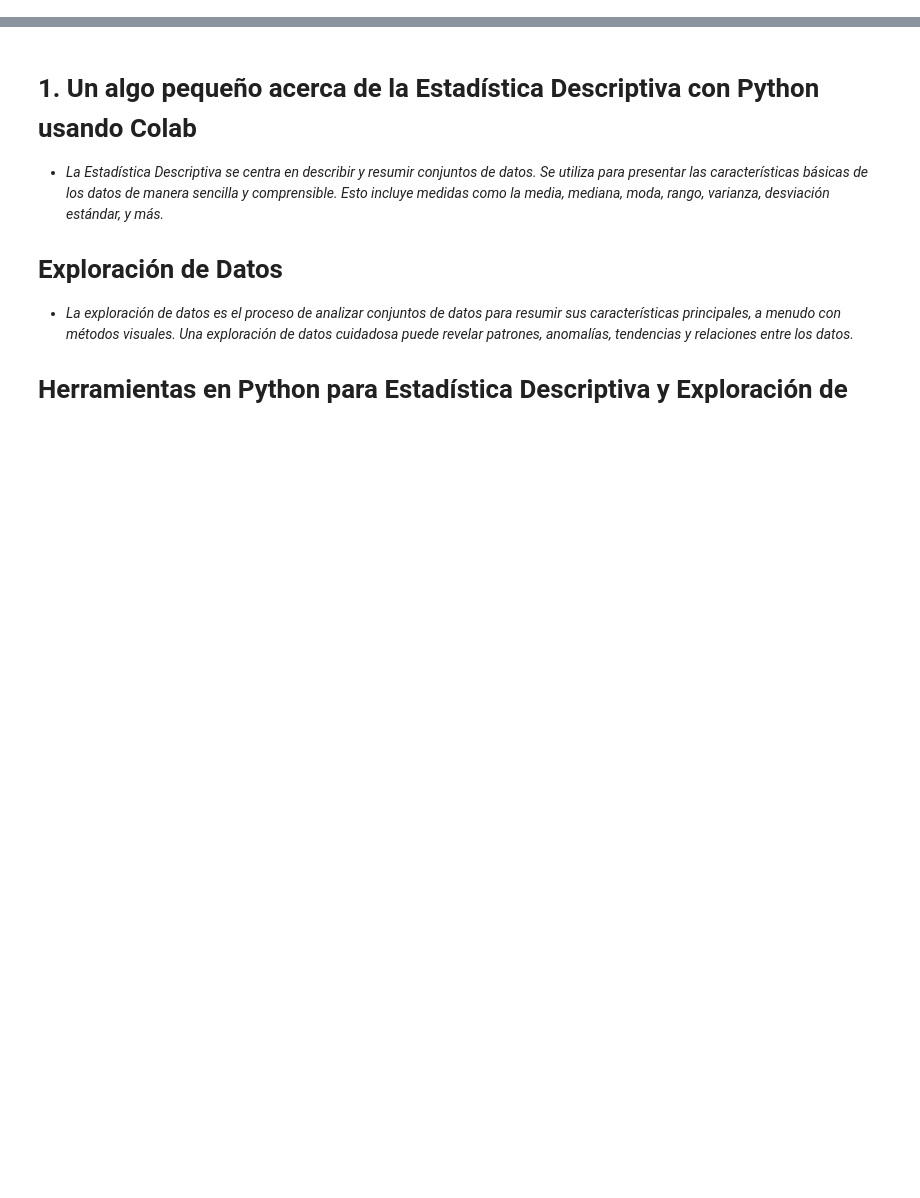
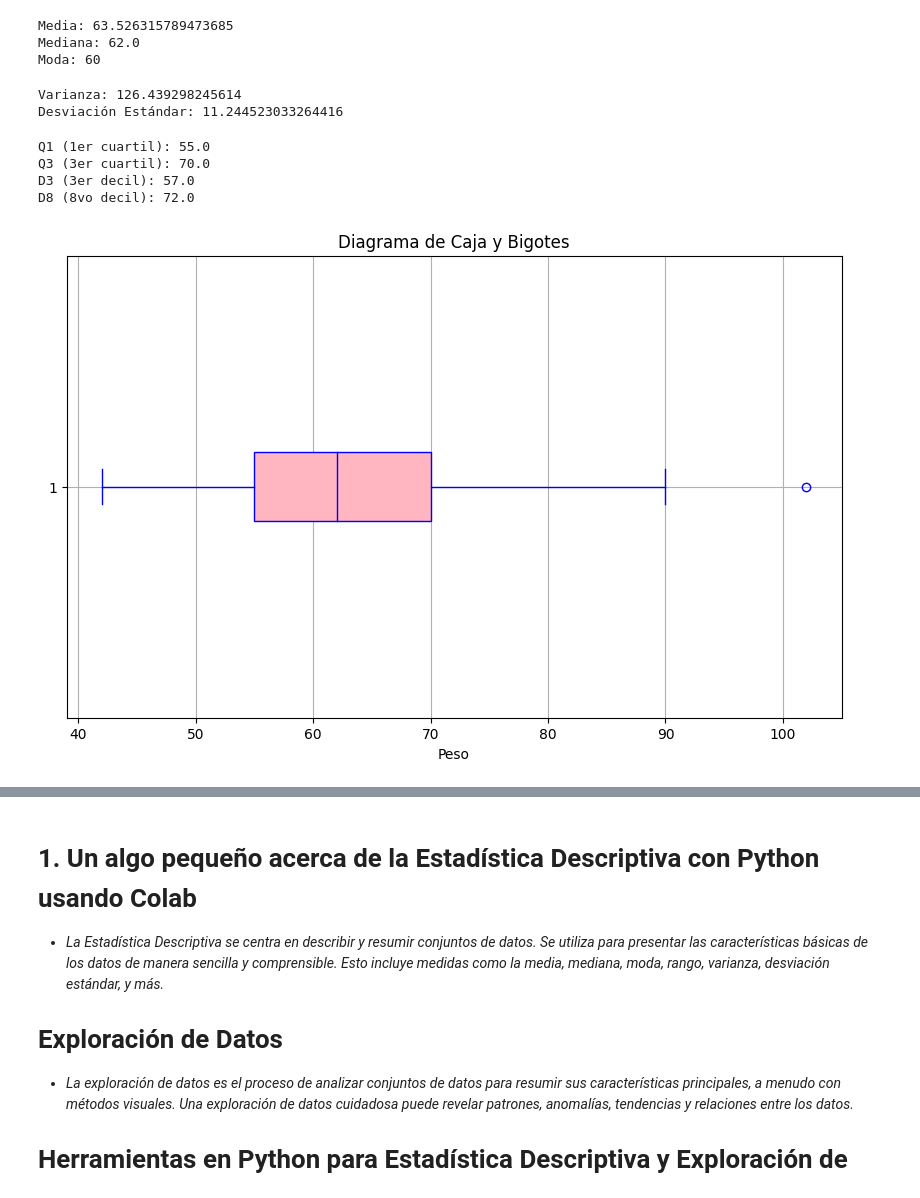
Before and after one commit to JSEFERINO/Curso_Estadistica, a Jupyter notebook: 2_P_y_R_Julio_Hurtado.ipynb, the cells around one changed output, grey strips where cells are left out. Cells and saved outputs as stored; diff of their text form; code cells hidden in the pictures; blank space fills up the shorter version.

```diff
--- a/2_P_y_R_Julio_Hurtado.ipynb
+++ b/2_P_y_R_Julio_Hurtado.ipynb
@@ -7,0 +68,4 @@
+# %%
+# @title **3. Exportamos nuestra última base de datos**
+df_datos2 = pd.read_csv("/content/df_datos_LIMPIOS2.csv", delimiter=',')
+df_datos2.head()
@@ -7,0 +79,3 @@
+# %%
+# @title **4. Tabla agrupada para la variable PESO**
+datos_peso = df_datos2['PESO']
@@ -7,0 +305,56 @@
+# %%
+# @title **Paso 17: Descriptores numericos para la variable PESO**
+print(f"Media: {np.mean(datos_peso)}")
+print(f"Mediana: {np.median(datos_peso)}")
+print(f"Moda: {stats.mode(datos_peso, keepdims=True).mode[0]}")
+# %% [output]
+Media: 63.526315789473685
+Mediana: 62.0
+Moda: 60
+# %%
+
+# @title **Paso 18: Medidas de Variabilidda**
+print(f"Varianza: {np.var(datos_peso, ddof=1)}")
+print(f"Desviación Estándar: {np.std(datos_peso, ddof=1)}")
+# %% [output]
+Varianza: 126.439298245614
+Desviación Estándar: 11.244523033264416
+# %%
+# @title **Paso 19: Medidas de posición: Cuartiles (Q1, Q3)**
+# Cuartiles
+q1 = np.percentile(datos_peso, 25)
+q3 = np.percentile(datos_peso, 75)
+D3 = np.percentile(datos_peso, 30)
+D8 = np.percentile(datos_peso, 80)
+
+
+# Resultados
+print(f"Q1 (1er cuartil): {q1}")
+print(f"Q3 (3er cuartil): {q3}")
+print(f"D3 (3er decil): {D3}")
+print(f"D8 (8vo decil): {D8}")
+# %% [output]
+Q1 (1er cuartil): 55.0
+Q3 (3er cuartil): 70.0
+D3 (3er decil): 57.0
+D8 (8vo decil): 72.0
+# %%
+# @title **Paso 20:  Visualización - Diagrama de Caja y Bigotes**
+import matplotlib.pyplot as plt
+
+
+# Crear el diagrama de caja y bigotes horizontal
+plt.figure(figsize=(10, 6))
+plt.boxplot(datos_peso, patch_artist=True, vert=False, boxprops=dict(facecolor='lightpink', color='blue'),
+            whiskerprops=dict(color='blue'), capprops=dict(color='blue'),
+            medianprops=dict(color='blue'), flierprops=dict(markeredgecolor='blue'))
+
+# Configuración del gráfico
+plt.title('Diagrama de Caja y Bigotes')
+plt.xlabel('Peso')
+plt.grid(True)
+
+# Mostrar gráfico
+plt.show()
+# %% [output]
+[figure, added]
```
Also changed, not shown: parts of 52 cells of this notebook.
